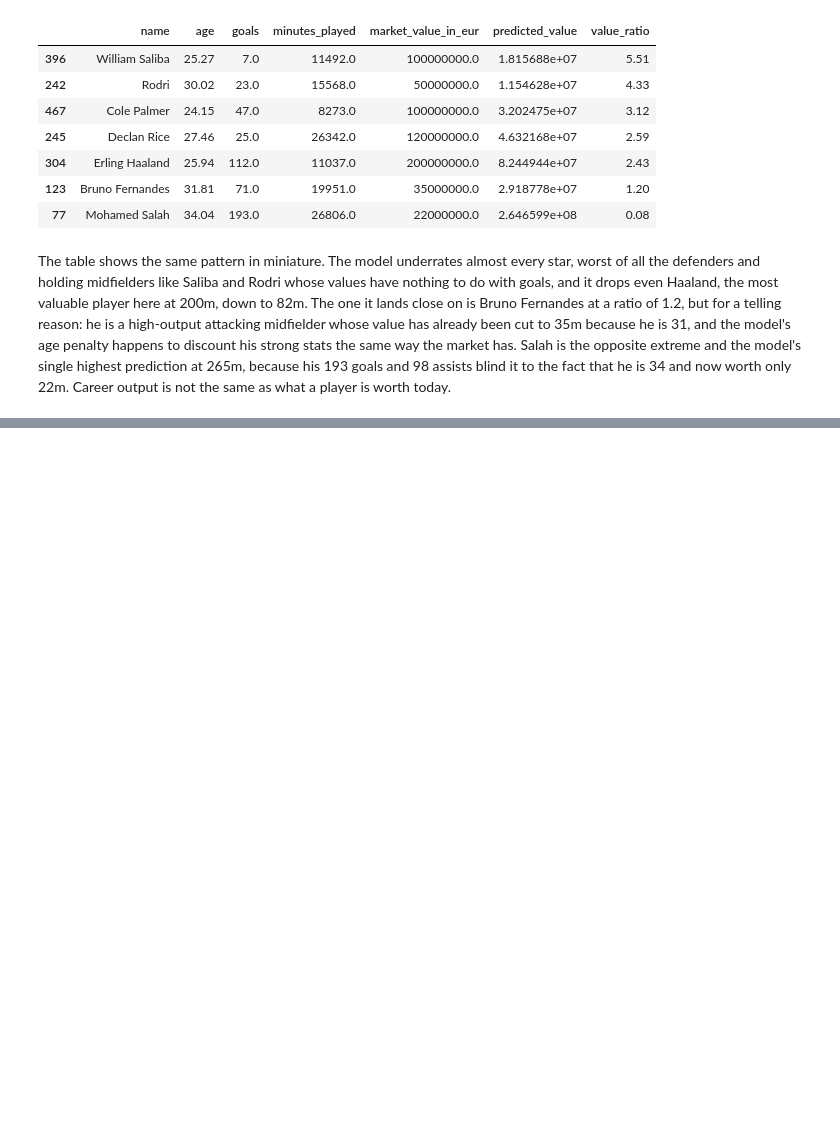
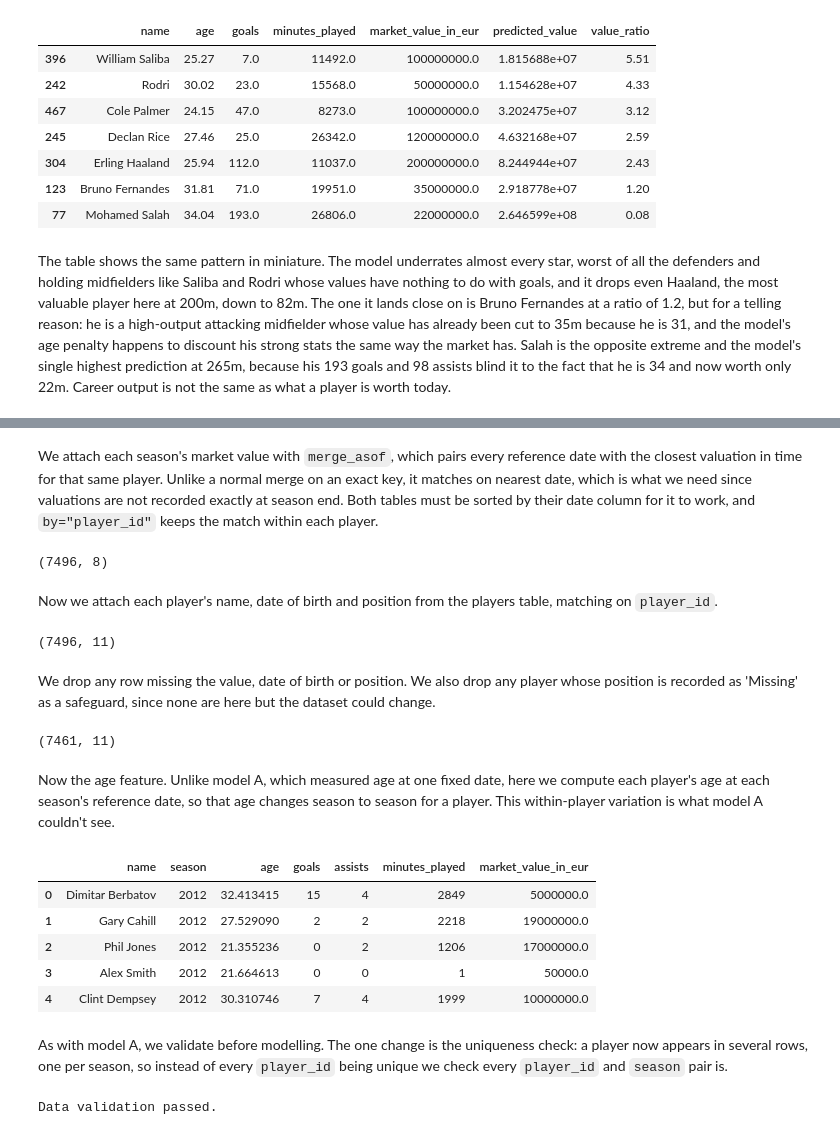
Before and after one commit to konstantinosioan/pl-transfer-value-predictor, a Jupyter notebook: notebook.ipynb, the cells around one changed output, grey strips where cells are left out. Cells and saved outputs as stored; diff of their text form; code cells hidden in the pictures; blank space fills up the shorter version.

Commit message:
Save model A, assemble and validate model B's per-season dataset.

```diff
--- a/notebook.ipynb
+++ b/notebook.ipynb
@@ -407,0 +498,5 @@ The table shows the same pattern in miniature. The model underrates almost every
+# %%
+season_stats["ref_date"] = pd.to_datetime(
+    (season_stats["season"] + 1).astype(str) + "-06-30"
+)
+season_stats[["season", "ref_date"]].head()
@@ -407,0 +510,55 @@ The table shows the same pattern in miniature. The model underrates almost every
+# %% [markdown]
+We attach each season's market value with `merge_asof`, which pairs every reference date with the closest valuation in time for that same player. Unlike a normal merge on an exact key, it matches on nearest date, which is what we need since valuations are not recorded exactly at season end. Both tables must be sorted by their date column for it to work, and `by="player_id"` keeps the match within each player.
+# %%
+season_stats = season_stats.sort_values("ref_date")
+valuations = valuations.sort_values("date")
+
+season_df = pd.merge_asof(
+    season_stats,
+    valuations,
+    left_on="ref_date",
+    right_on="date",
+    by="player_id",
+    direction="nearest",
+)
+season_df.shape
+# %% [output]
+(7496, 8)
+# %% [markdown]
+Now we attach each player's name, date of birth and position from the players table, matching on `player_id`.
+# %%
+player_info = players[["player_id", "name", "date_of_birth", "position"]]
+season_df = season_df.merge(player_info, on="player_id", how="left")
+season_df.shape
+# %% [output]
+(7496, 11)
+# %% [markdown]
+We drop any row missing the value, date of birth or position. We also drop any player whose position is recorded as 'Missing' as a safeguard, since none are here but the dataset could change.
+# %%
+season_df = season_df.dropna(subset=[TARGET, "date_of_birth", "position"])
+season_df = season_df[season_df["position"] != "Missing"]
+season_df.shape
+# %% [output]
+(7461, 11)
+# %% [markdown]
+Now the age feature. Unlike model A, which measured age at one fixed date, here we compute each player's age at each season's reference date, so that age changes season to season for a player. This within-player variation is what model A couldn't see.
+# %%
+season_df["age"] = (season_df["ref_date"] - season_df["date_of_birth"]).dt.days / 365.25
+season_df[["name", "season", "age", "goals", "assists", "minutes_played", TARGET]].head()
+# %% [output]
+|  | name | season | age | goals | assists | minutes_played | market_value_in_eur |
+| 0 | Dimitar Berbatov | 2012 | 32.413415 | 15 | 4 | 2849 | 5000000.0 |
+| 1 | Gary Cahill | 2012 | 27.529090 | 2 | 2 | 2218 | 19000000.0 |
+| 2 | Phil Jones | 2012 | 21.355236 | 0 | 2 | 1206 | 17000000.0 |
+| 3 | Alex Smith | 2012 | 21.664613 | 0 | 0 | 1 | 50000.0 |
+| 4 | Clint Dempsey | 2012 | 30.310746 | 7 | 4 | 1999 | 10000000.0 |
+# %% [markdown]
+As with model A, we validate before modelling. The one change is the uniqueness check: a player now appears in several rows, one per season, so instead of every `player_id` being unique we check every `player_id` and `season` pair is.
+# %%
+assert season_df[TARGET].notna().all()
+assert season_df["position"].notna().all()
+assert season_df["age"].between(15, 45).all()
+assert not season_df.duplicated(["player_id", "season"]).any()
+print("Data validation passed.")
+# %% [output]
+Data validation passed.
```
Also changed, not shown: parts of 15 cells of this notebook, 2 other files.
